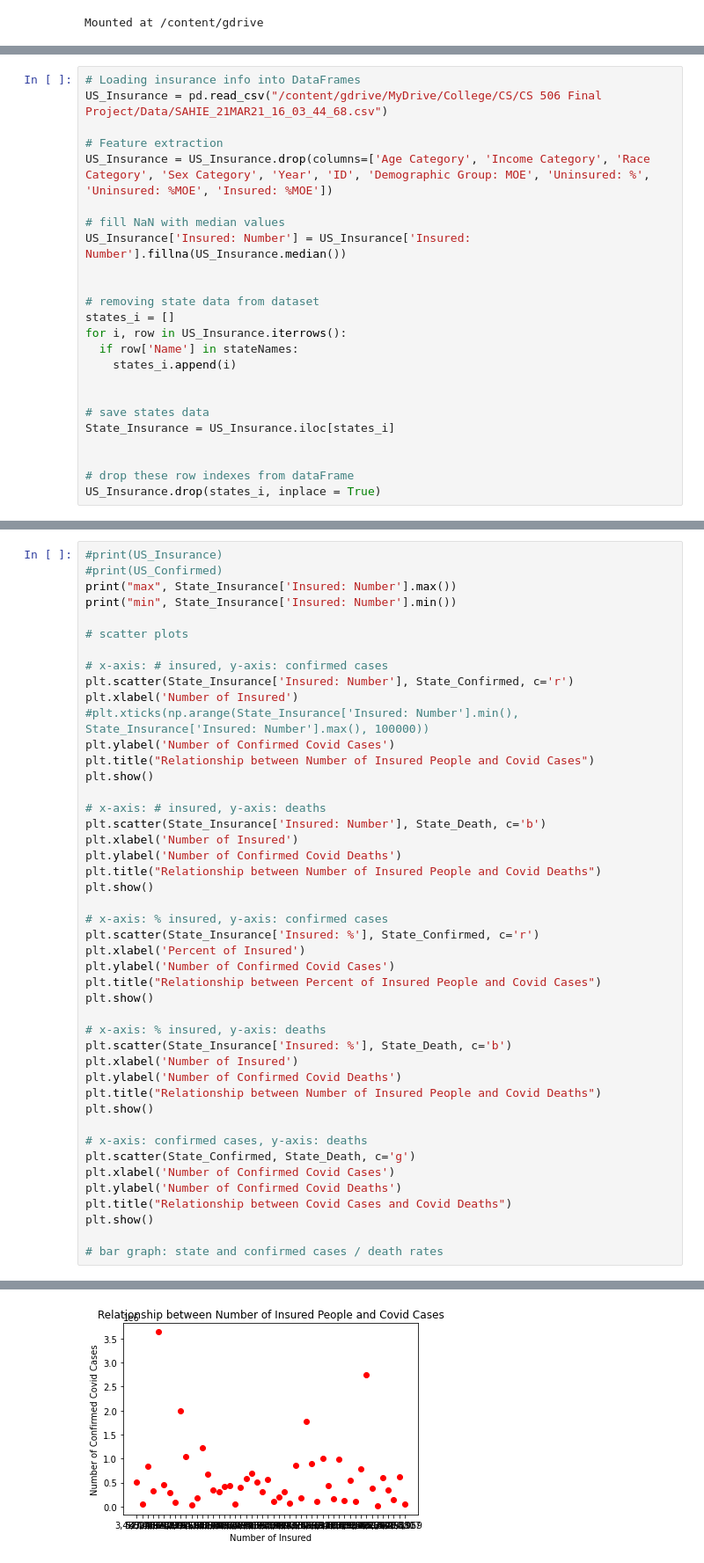
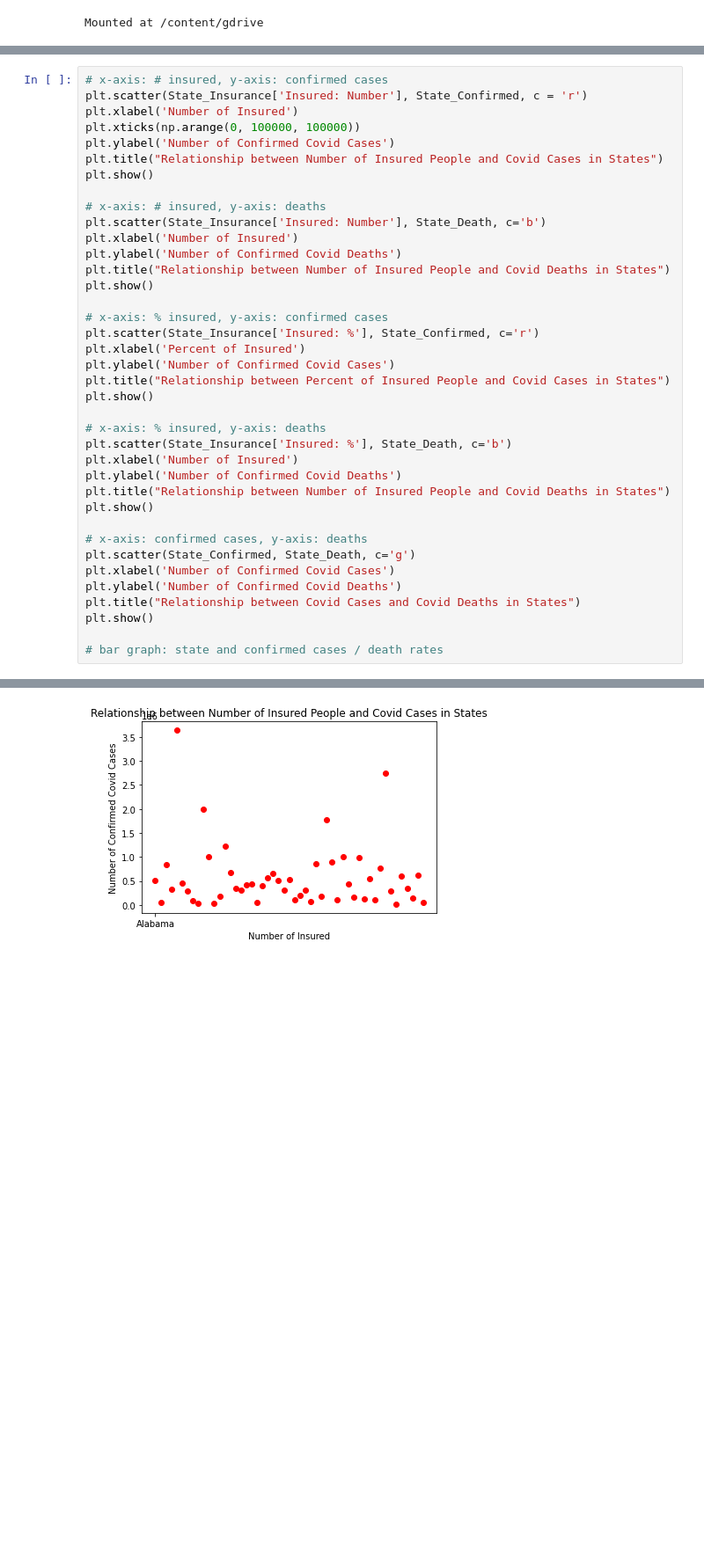
Before and after one commit to linsyzw/COVID_Insurance_Relation, a Jupyter notebook: Covid_Data.ipynb, the cells around one changed output, grey strips where cells are left out. Shown at 88% size. Saved outputs shown, nothing was run; the diff lists cells and outputs as text; blank space fills up the shorter version.

```diff
--- a/Covid_Data.ipynb
+++ b/Covid_Data.ipynb
@@ -54,24 +67,0 @@ for i in stateNames:
-# %%
-# Loading insurance info into DataFrames
-US_Insurance = pd.read_csv("/content/gdrive/MyDrive/College/CS/CS 506 Final Project/Data/SAHIE_21MAR21_16_03_44_68.csv")
-
-# Feature extraction
-US_Insurance = US_Insurance.drop(columns=['Age Category', 'Income Category', 'Race Category', 'Sex Category', 'Year', 'ID', 'Demographic Group: MOE', 'Uninsured: %', 'Uninsured: %MOE', 'Insured: %MOE'])
-
-# fill NaN with median values
-US_Insurance['Insured: Number'] = US_Insurance['Insured: Number'].fillna(US_Insurance.median())
-
-
-# removing state data from dataset
-states_i = []
-for i, row in US_Insurance.iterrows():
-  if row['Name'] in stateNames:
-    states_i.append(i)
-
-
-# save states data
-State_Insurance = US_Insurance.iloc[states_i]
-
-
-# drop these row indexes from dataFrame
-US_Insurance.drop(states_i, inplace = True)
@@ -78,45 +136,38 @@ US_Insurance.drop(states_i, inplace = True)
 # %%
-#print(US_Insurance)
-#print(US_Confirmed)
-print("max", State_Insurance['Insured: Number'].max())
-print("min", State_Insurance['Insured: Number'].min())
-
-# scatter plots
-
 # x-axis: # insured, y-axis: confirmed cases
-plt.scatter(State_Insurance['Insured: Number'], State_Confirmed, c='r')
+plt.scatter(State_Insurance['Insured: Number'], State_Confirmed, c = 'r')
 plt.xlabel('Number of Insured')
-#plt.xticks(np.arange(State_Insurance['Insured: Number'].min(), State_Insurance['Insured: Number'].max(), 100000))
+plt.xticks(np.arange(0, 100000, 100000))
 plt.ylabel('Number of Confirmed Covid Cases')
-plt.title("Relationship between Number of Insured People and Covid Cases")
+plt.title("Relationship between Number of Insured People and Covid Cases in States")
 plt.show()
 
 # x-axis: # insured, y-axis: deaths
 plt.scatter(State_Insurance['Insured: Number'], State_Death, c='b')
 plt.xlabel('Number of Insured')
 plt.ylabel('Number of Confirmed Covid Deaths')
-plt.title("Relationship between Number of Insured People and Covid Deaths")
+plt.title("Relationship between Number of Insured People and Covid Deaths in States")
 plt.show()
 
 # x-axis: % insured, y-axis: confirmed cases
 plt.scatter(State_Insurance['Insured: %'], State_Confirmed, c='r')
 plt.xlabel('Percent of Insured')
 plt.ylabel('Number of Confirmed Covid Cases')
-plt.title("Relationship between Percent of Insured People and Covid Cases")
+plt.title("Relationship between Percent of Insured People and Covid Cases in States")
 plt.show()
 
 # x-axis: % insured, y-axis: deaths
 plt.scatter(State_Insurance['Insured: %'], State_Death, c='b')
 plt.xlabel('Number of Insured')
 plt.ylabel('Number of Confirmed Covid Deaths')
-plt.title("Relationship between Number of Insured People and Covid Deaths")
+plt.title("Relationship between Number of Insured People and Covid Deaths in States")
 plt.show()
 
 # x-axis: confirmed cases, y-axis: deaths
 plt.scatter(State_Confirmed, State_Death, c='g')
 plt.xlabel('Number of Confirmed Covid Cases')
 plt.ylabel('Number of Confirmed Covid Deaths')
-plt.title("Relationship between Covid Cases and Covid Deaths")
+plt.title("Relationship between Covid Cases and Covid Deaths in States")
 plt.show()
 
 # bar graph: state and confirmed cases / death rates
@@ -126 +175 @@ min 1,002,810
-[figure, old version]
+[figure, new version]
```
Also changed, not shown: parts of 9 cells of this notebook, 3 other files.
